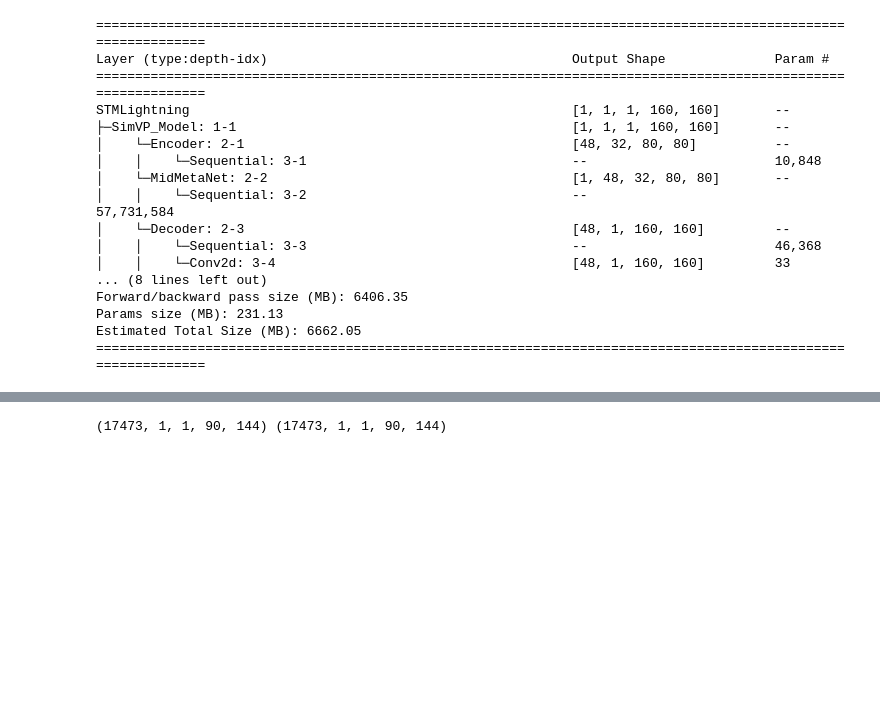
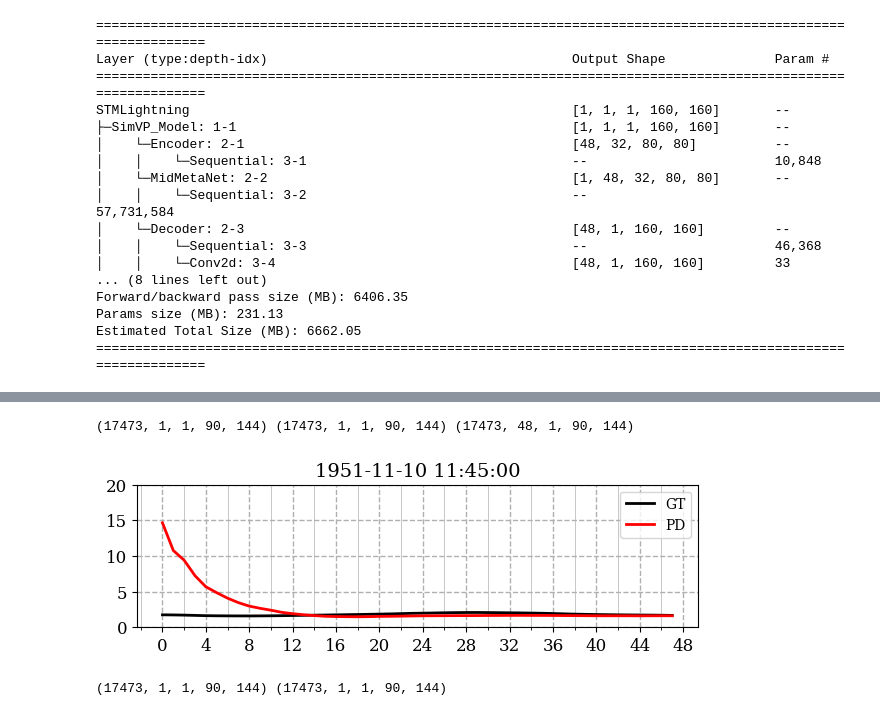
Before and after one commit to smhassanerfani/nasa-niswan, a Jupyter notebook: test.ipynb, the cells around one changed output, grey strips where cells are left out. Saved outputs shown, nothing was run; the diff lists cells and outputs as text; code cells hidden in the pictures; blank space fills up the shorter version.

```diff
--- a/test.ipynb
+++ b/test.ipynb
@@ -259,0 +302,13 @@ Estimated Total Size (MB): 6662.05
+# %%
+i, idx = 1, 9000
+ch = ['(a)', '(b)', '(c)']
+
+X = dataset[idx][0].unsqueeze(0).cuda()
+y = dataset[idx][1].unsqueeze(0).cuda()
+print(X.shape, y.shape, dataset.datetimeindex[idx])
+
+s = compute_saliency_map(net, X)
+s = s[:,
+            data_args['padding'][0]:data_args['padding'][0]+data_args['size'][0],
+            data_args['padding'][1]:data_args['padding'][1]+data_args['size'][1]]
+print(s.shape)
@@ -262,10 +426,10 @@ Estimated Total Size (MB): 6662.05
 total_samples = len(dataloader.dataset)
 GTs = torch.empty((total_samples, 1, 1, data_args['size'][0], data_args['size'][1]), dtype=torch.float32)
 PDs = torch.empty((total_samples, 1, 1, data_args['size'][0], data_args['size'][1]), dtype=torch.float32)
+HDs = torch.empty((total_samples, 48, 1, data_args['size'][0], data_args['size'][1]), dtype=torch.float32)
 
 y_avg = torch.tensor(dataset.y_mean, dtype=torch.float32).cuda()
 y_std = torch.tensor(dataset.y_std, dtype=torch.float32).cuda()
-
 
 sample_index = 0
 with torch.no_grad():
@@ -276,20 +440,49 @@ with torch.no_grad():
         X = X.cuda(non_blocking=True)
         y = y.cuda(non_blocking=True)
 
-        p = net(X)
+        p, h = net(X)
         p = p[...,
+                  data_args['padding'][0]:data_args['padding'][0]+data_args['size'][0],
+                  data_args['padding'][1]:data_args['padding'][1]+data_args['size'][1]]
+        h = h[...,
                   data_args['padding'][0]:data_args['padding'][0]+data_args['size'][0],
                   data_args['padding'][1]:data_args['padding'][1]+data_args['size'][1]]
 
         GTs[sample_index:sample_index+batch_size] = (y * y_std) + y_avg
         PDs[sample_index:sample_index+batch_size] = (p * y_std) + y_avg
+        HDs[sample_index:sample_index+batch_size] = (h * y_std) + y_avg
 
         sample_index += batch_size
 
 GTs = GTs.cpu().numpy()
 PDs = PDs.cpu().numpy()
+HDs = HDs.cpu().numpy()
 
-print(GTs.shape, PDs.shape)
+print(GTs.shape, PDs.shape, HDs.shape)
+# %% [output]
+(17473, 1, 1, 90, 144) (17473, 1, 1, 90, 144) (17473, 48, 1, 90, 144)
+# %%
+idx = 15000
+fig, ax = plt.subplots(ncols=1, nrows=1, figsize=(6, 2), constrained_layout=True)
+
+# Create a meshgrid for longitude and latitude
+ax.plot(GTs[idx-48+1:idx+1].mean(axis=(3, 4)).ravel(), label='GT', color='black', linewidth=2)
+ax.plot(HDs[idx].mean(axis=(2, 3)).ravel(), label='PD', color='red', linewidth=2)
+
+# Add thicker grid for every 4 steps and thinner grid for every 2 steps
+ax.xaxis.set_major_locator(plt.MultipleLocator(4))  # Major grid every 4 steps
+ax.xaxis.set_minor_locator(plt.MultipleLocator(2))  # Minor grid every 2 steps
+
+ax.grid(which='major', linewidth=1.0, linestyle='--')  # Thicker grid for major ticks
+ax.grid(which='minor', linewidth=0.5, linestyle='-')  # Thinner grid for minor ticks
+ax.set_title(f'{dataset.datetimeindex[idx]}', fontsize=14)
+
+ax.set_yticks([0, 5, 10, 15, 20])  # Set y-axis ticks
+
+plt.legend(fontsize=10)
+plt.show()
+# %% [output]
+[figure, added]
 # %%
 with open(os.path.join(snapshot_dir, 'test-results.npy'), mode = 'wb') as f:
 
```
Also changed, not shown: parts of 11 cells of this notebook.
